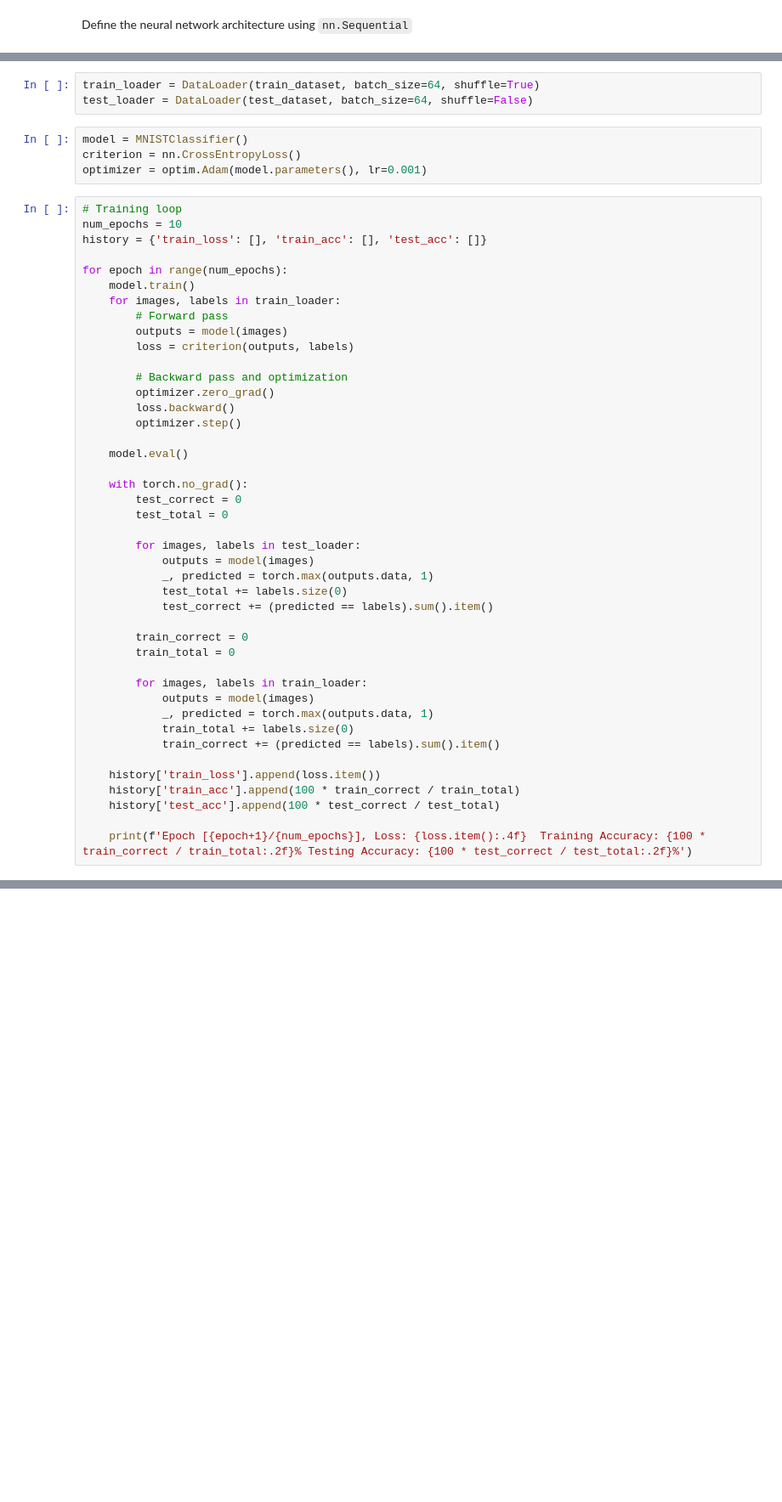
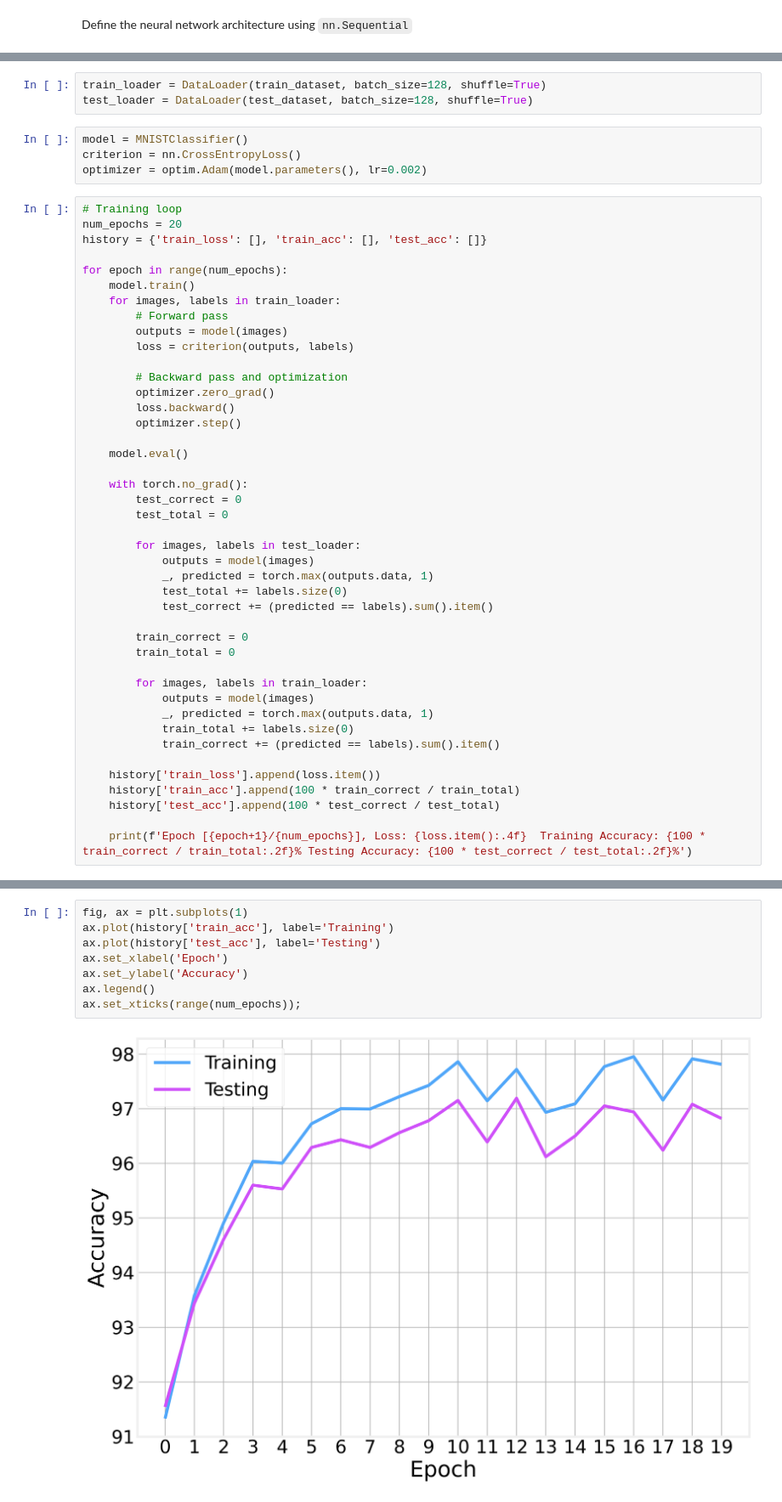
Before and after one commit to DataForScience/PyTorch, a Jupyter notebook: 4. Neural Networks.ipynb, the cells around one changed output, grey strips where cells are left out. Shown at 85% size. Cells and saved outputs as stored; diff of their text form; blank space fills up the shorter version.

```diff
--- a/4. Neural Networks.ipynb
+++ b/4. Neural Networks.ipynb
@@ -281,15 +281,15 @@ class MNISTClassifier(nn.Module):
         x = self.network(x)
         return x
 # %%
-train_loader = DataLoader(train_dataset, batch_size=64, shuffle=True)
-test_loader = DataLoader(test_dataset, batch_size=64, shuffle=False)
+train_loader = DataLoader(train_dataset, batch_size=128, shuffle=True)
+test_loader = DataLoader(test_dataset, batch_size=128, shuffle=True)
 # %%
 model = MNISTClassifier()
 criterion = nn.CrossEntropyLoss()
-optimizer = optim.Adam(model.parameters(), lr=0.001)
+optimizer = optim.Adam(model.parameters(), lr=0.002)
 # %%
 # Training loop
-num_epochs = 10
+num_epochs = 20
 history = {'train_loss': [], 'train_acc': [], 'test_acc': []}
 
 for epoch in range(num_epochs):
@@ -350,3 +354,13 @@ Accuracy of the model on the 10,000 test images: 96.86%
+# %%
+fig, ax = plt.subplots(1)
+ax.plot(history['train_acc'], label='Training')
+ax.plot(history['test_acc'], label='Testing')
+ax.set_xlabel('Epoch')
+ax.set_ylabel('Accuracy')
+ax.legend()
+ax.set_xticks(range(num_epochs));
+# %% [output]
+[figure, added]
 # %% [markdown]
 <center>
      <img src="data/D4Sci_logo_full.png" alt="Data For Science, Inc" border="0" width=300px>
```
Also changed, not shown: parts of 5 cells of this notebook, 1 other file.
